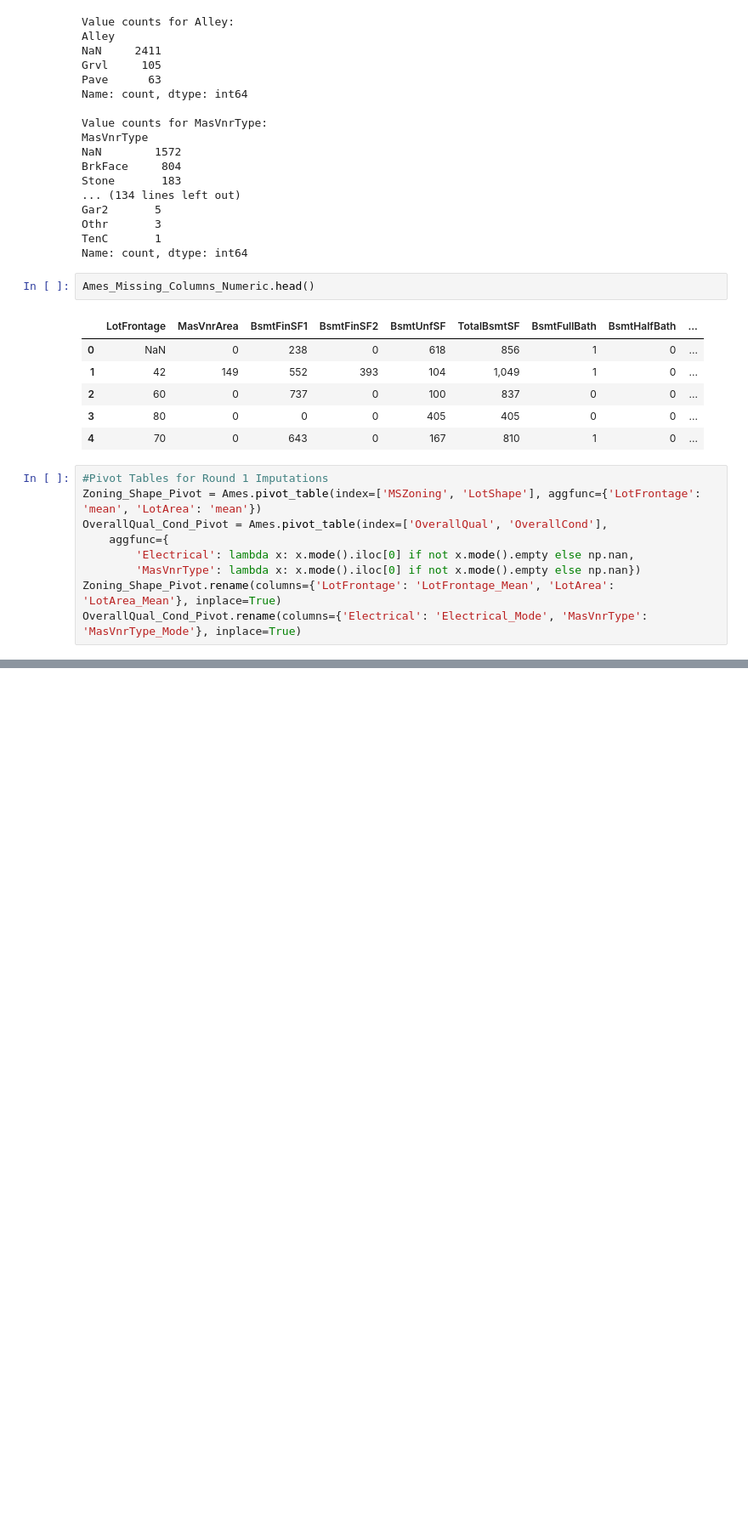
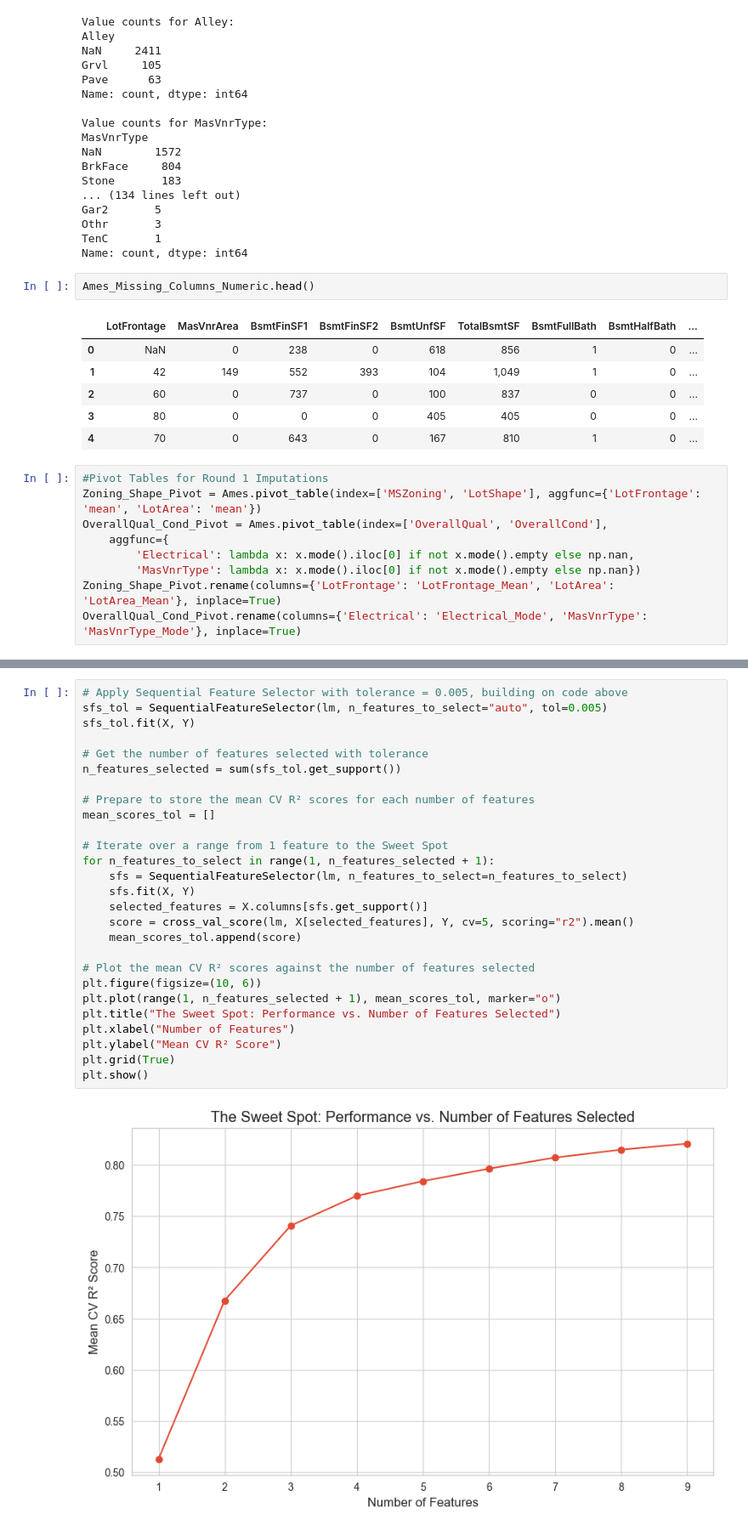
Before and after one commit to edwardweldon100/Machine-Learning-Project, a Jupyter notebook: Machine Learning Project.ipynb, the cells around one changed output, grey strips where cells are left out. Shown at 85% size. Cells and saved outputs as stored; diff of their text form; blank space fills up the shorter version.

```diff
--- a/Machine Learning Project.ipynb
+++ b/Machine Learning Project.ipynb
@@ -219,0 +519,29 @@ print('Coefficient:', lm.coef_)
+# %%
+# Apply Sequential Feature Selector with tolerance = 0.005, building on code above
+sfs_tol = SequentialFeatureSelector(lm, n_features_to_select="auto", tol=0.005)
+sfs_tol.fit(X, Y)
+
+# Get the number of features selected with tolerance
+n_features_selected = sum(sfs_tol.get_support())
+
+# Prepare to store the mean CV R² scores for each number of features
+mean_scores_tol = []
+
+# Iterate over a range from 1 feature to the Sweet Spot
+for n_features_to_select in range(1, n_features_selected + 1):
+    sfs = SequentialFeatureSelector(lm, n_features_to_select=n_features_to_select)
+    sfs.fit(X, Y)
+    selected_features = X.columns[sfs.get_support()]
+    score = cross_val_score(lm, X[selected_features], Y, cv=5, scoring="r2").mean()
+    mean_scores_tol.append(score)
+
+# Plot the mean CV R² scores against the number of features selected
+plt.figure(figsize=(10, 6))
+plt.plot(range(1, n_features_selected + 1), mean_scores_tol, marker="o")
+plt.title("The Sweet Spot: Performance vs. Number of Features Selected")
+plt.xlabel("Number of Features")
+plt.ylabel("Mean CV R² Score")
+plt.grid(True)
+plt.show()
+# %% [output]
+[figure, added]
```
Also changed, not shown: parts of 27 cells of this notebook.
